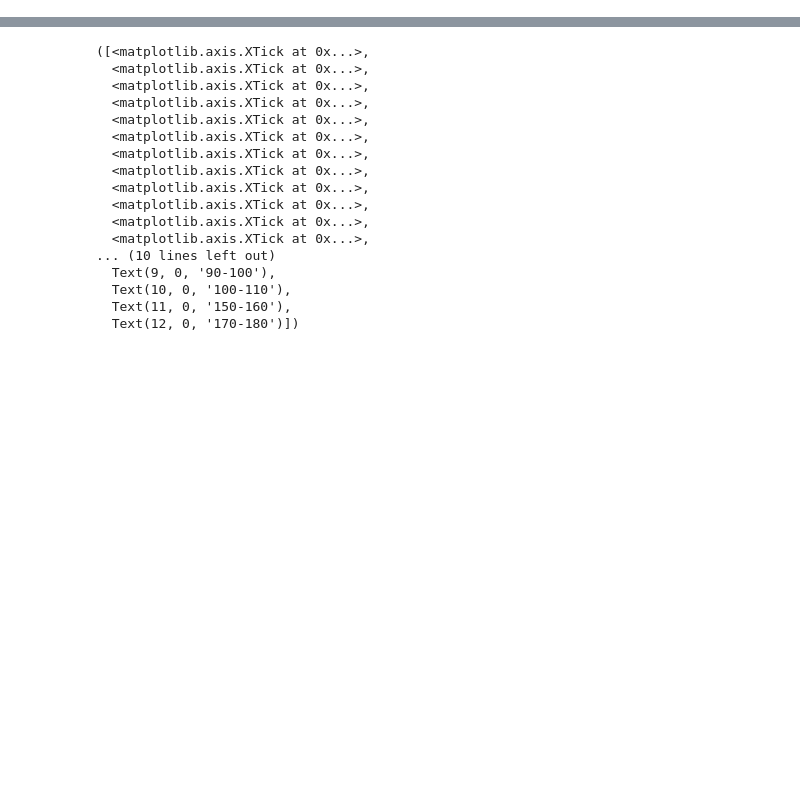
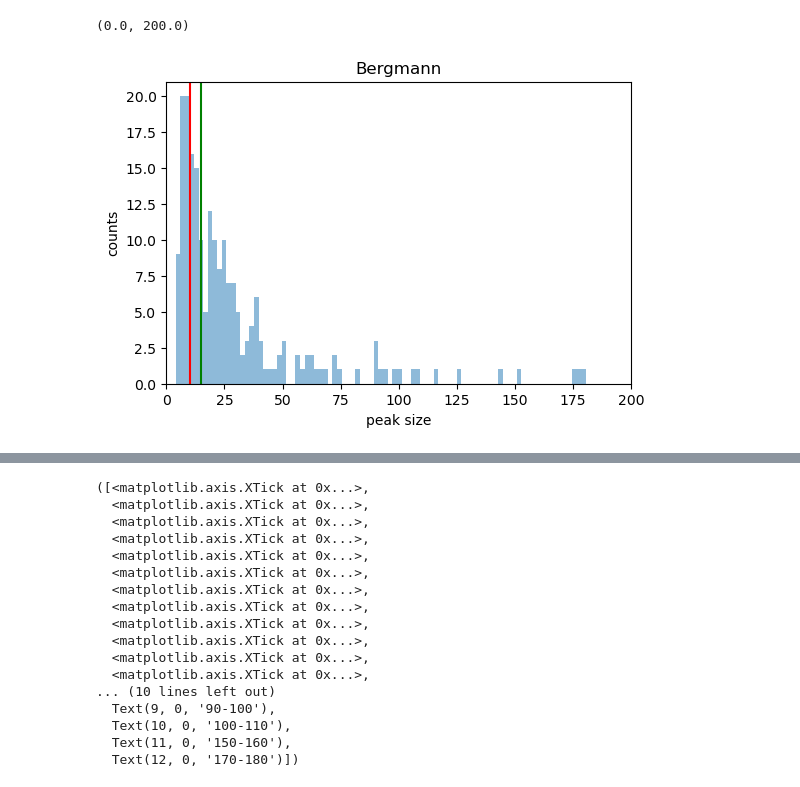
Before and after one commit to CaiGroup/dna-seqfish-plus-multi-omics, a Jupyter notebook: scripts/rebuttal_scripts/pol_short_long_spk_revision_Done.ipynb, the cells around one changed output, grey strips where cells are left out. Cells and saved outputs as stored; diff of their text form; code cells hidden in the pictures; blank space fills up the shorter version.

```diff
--- a/scripts/rebuttal_scripts/pol_short_long_spk_revision.ipynb
+++ b/scripts/rebuttal_scripts/pol_short_long_spk_revision_Done.ipynb
@@ -45,0 +64,18 @@ for ct in cell_types[1:]:
+# %%
+# peak size histogram
+check_ct = "Bergmann"
+tdf = pol_mdf_dict[check_ct]
+# count of peak sizes
+peak_count = tdf.groupby(["peak_id", "peak_size"]).size().reset_index()#.groupby("peak_size").size().reset_index()
+
+plt.hist(peak_count["peak_size"], peak_count["peak_size"].max() // 2, alpha = 0.5)
+plt.axvline(10, c = "red")
+plt.axvline(15, c = "green")
+plt.title(check_ct)
+plt.ylabel("counts")
+plt.xlabel("peak size")
+
+plt.xlim(0, 200)
+# %% [output]
+(0.0, 200.0)
+[figure, added]
```
Also changed, not shown: parts of 7 cells of this notebook, 4 other files.
